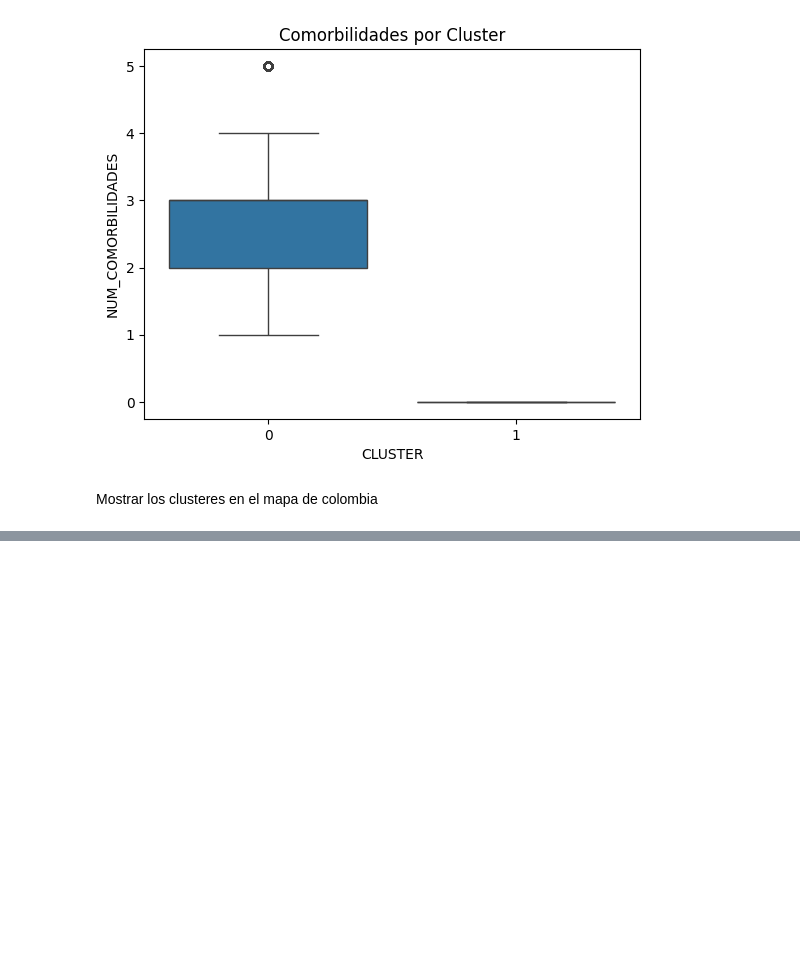
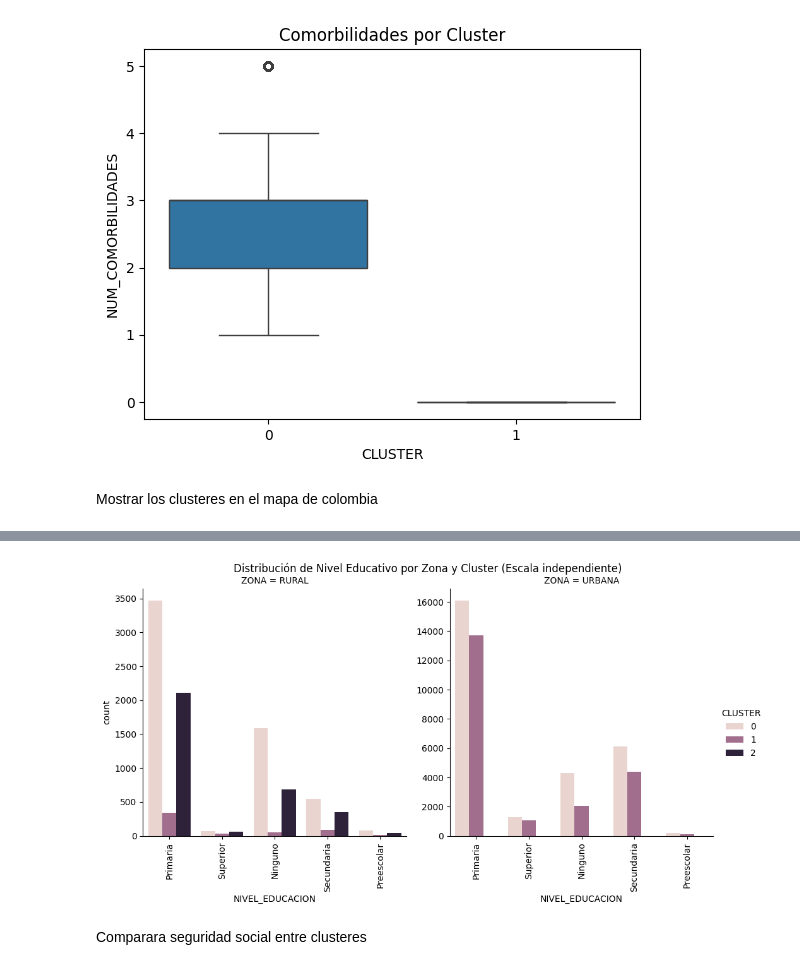
Before and after one commit to henrysaenz/cacervix, a Jupyter notebook: _sources/Modelado.ipynb, the cells around one changed output, grey strips where cells are left out. Drawn from its saved outputs; the diff is of its cells as text; code cells hidden in the pictures; blank space fills up the shorter version.

```diff
--- a/_sources/Modelado.ipynb
+++ b/_sources/Modelado.ipynb
@@ -389,0 +505,21 @@ Mostrar los clusteres en el mapa de colombia
+# %%
+# Comparación de nivel educativo por zona con escalas propias
+g = sns.catplot(
+    data=comparacion_data,
+    x="NIVEL_EDUCACION",
+    col="ZONA",
+    kind="count",
+    hue="CLUSTER",
+    col_wrap=2,
+    height=5,
+    sharey=False  # ← esto permite escalas independientes
+)
+
+g.set_xticklabels(rotation=90)
+g.fig.subplots_adjust(top=0.9)
+g.fig.suptitle("Distribución de Nivel Educativo por Zona y Cluster (Escala independiente)")
+plt.show()
+# %% [output]
+[figure, added]
+# %% [markdown]
+Comparara seguridad social entre clusteres
```
Also changed, not shown: parts of 25 cells of this notebook, 9 other files.
